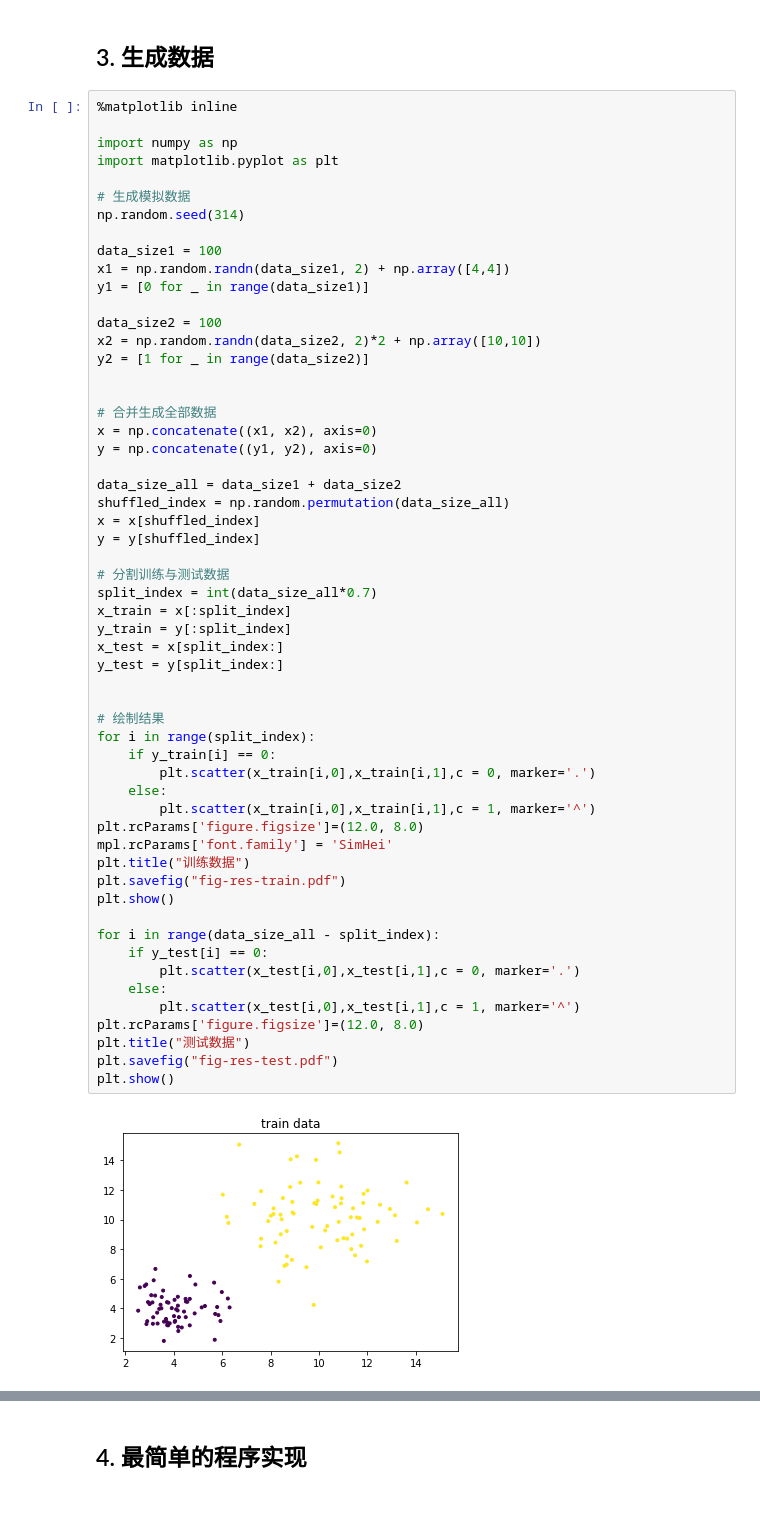
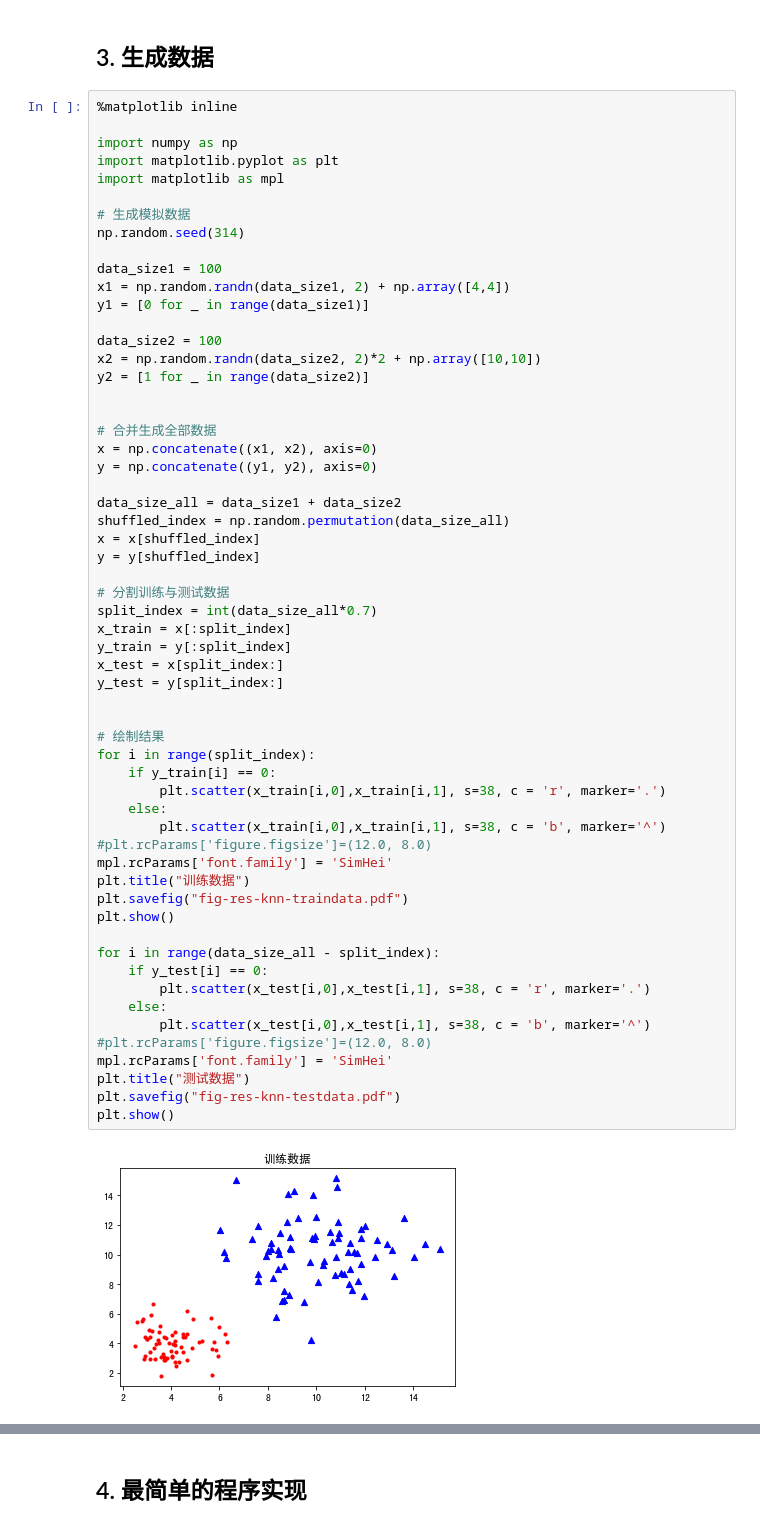
Before and after one commit to bushuhui/machinelearning_notebook, a Jupyter notebook: 2_knn/knn_classification.ipynb, the cells around one changed output, grey strips where cells are left out. Drawn from its saved outputs; the diff is of its cells as text.

```diff
--- a/2_knn/knn_classification.ipynb
+++ b/2_knn/knn_classification.ipynb
@@ -75,6 +75,7 @@ kNN 算法最简单粗暴的就是将 `预测点` 与 `所有点` 距离进行
 
 import numpy as np
 import matplotlib.pyplot as plt
+import matplotlib as mpl
 
 # 生成模拟数据
 np.random.seed(314)
@@ -92,39 +93,40 @@ y2 = [1 for _ in range(data_size2)]
 x = np.concatenate((x1, x2), axis=0)
 y = np.concatenate((y1, y2), axis=0)
 
 data_size_all = data_size1 + data_size2
 shuffled_index = np.random.permutation(data_size_all)
 x = x[shuffled_index]
 y = y[shuffled_index]
 
 # 分割训练与测试数据
 split_index = int(data_size_all*0.7)
 x_train = x[:split_index]
 y_train = y[:split_index]
 x_test = x[split_index:]
 y_test = y[split_index:]
 
 
 # 绘制结果
 for i in range(split_index):
     if y_train[i] == 0:
-        plt.scatter(x_train[i,0],x_train[i,1],c = 0, marker='.')
+        plt.scatter(x_train[i,0],x_train[i,1], s=38, c = 'r', marker='.')
     else:
-        plt.scatter(x_train[i,0],x_train[i,1],c = 1, marker='^')
-plt.rcParams['figure.figsize']=(12.0, 8.0)
+        plt.scatter(x_train[i,0],x_train[i,1], s=38, c = 'b', marker='^')
+#plt.rcParams['figure.figsize']=(12.0, 8.0)
 mpl.rcParams['font.family'] = 'SimHei'
 plt.title("训练数据")
-plt.savefig("fig-res-train.pdf")
+plt.savefig("fig-res-knn-traindata.pdf")
 plt.show()
 
 for i in range(data_size_all - split_index):
     if y_test[i] == 0:
-        plt.scatter(x_test[i,0],x_test[i,1],c = 0, marker='.')
+        plt.scatter(x_test[i,0],x_test[i,1], s=38, c = 'r', marker='.')
     else:
-        plt.scatter(x_test[i,0],x_test[i,1],c = 1, marker='^')
-plt.rcParams['figure.figsize']=(12.0, 8.0)
+        plt.scatter(x_test[i,0],x_test[i,1], s=38, c = 'b', marker='^')
+#plt.rcParams['figure.figsize']=(12.0, 8.0)
+mpl.rcParams['font.family'] = 'SimHei'
 plt.title("测试数据")
-plt.savefig("fig-res-test.pdf")
+plt.savefig("fig-res-knn-testdata.pdf")
 plt.show()
 # %% [output]
-[figure, old version]
+[figure, new version]
```
Also changed, not shown: parts of 4 cells of this notebook, 1 other file.
